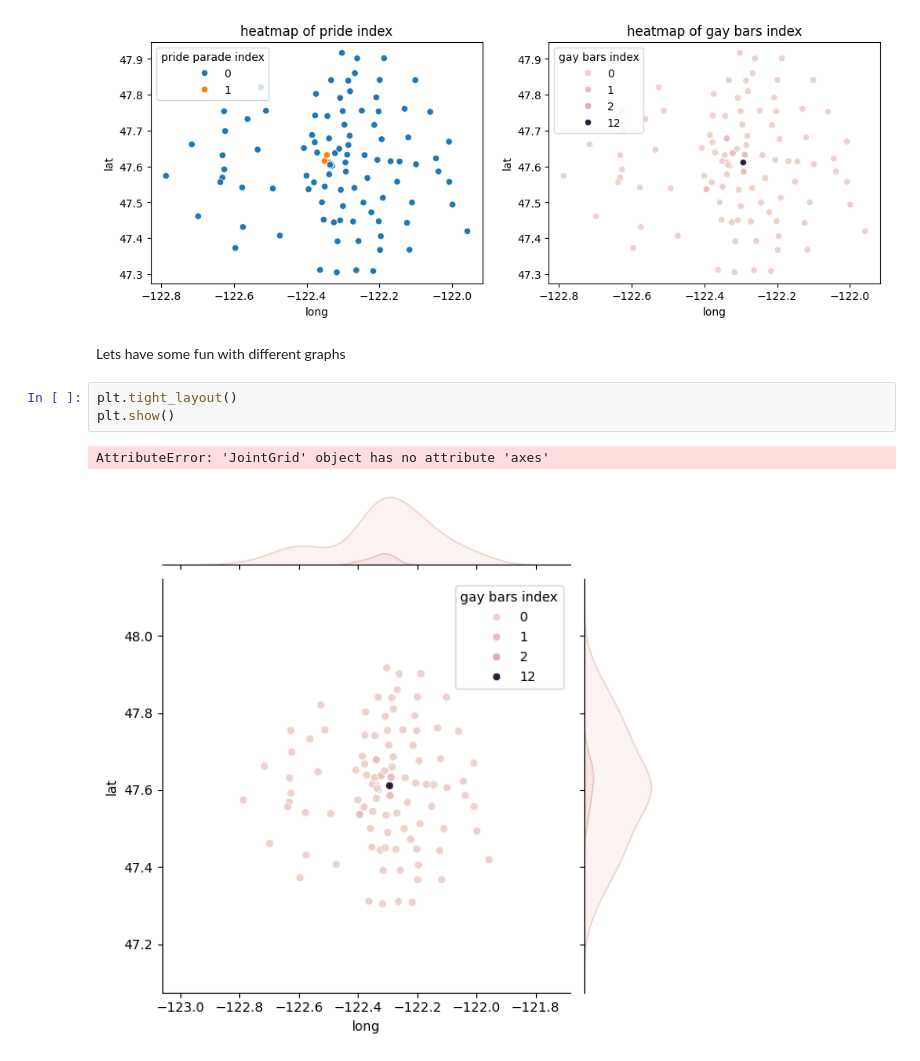
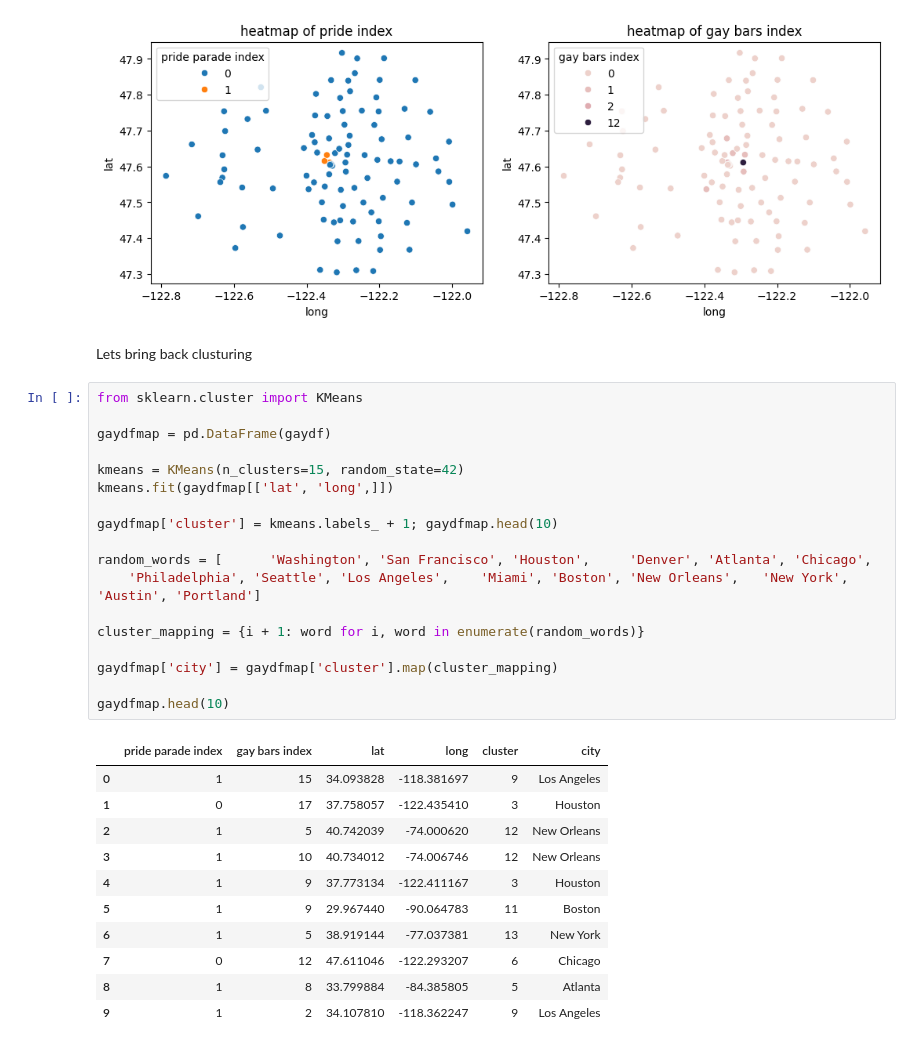
Before and after one commit to almsam/data-analysis-project-remastered, a Jupyter notebook: part 2 - bars & parade index.ipynb, the cells around one changed output. Drawn from its saved outputs; the diff is of its cells as text.

Commit message:
clusturing

```diff
--- a/part 2 - bars & parade index.ipynb
+++ b/part 2 - bars & parade index.ipynb
@@ -128,11 +128,35 @@ plot4b = sns.scatterplot(data=gaydf1city, x="long", y="lat", hue="gay bars index
 _ = plot4b.set(xlabel="long", ylabel="lat", title = "heatmap of gay bars index")
 # %% [output]
 [figure]
-# %% [markdown]
-Lets have some fun with different graphs
-# %%
-plt.tight_layout()
-plt.show()
-# %% [output]
-AttributeError: 'JointGrid' object has no attribute 'axes'
-[figure, removed]
+# %% [markdown]
+Lets bring back clusturing
+# %%
+from sklearn.cluster import KMeans
+
+gaydfmap = pd.DataFrame(gaydf)
+
+kmeans = KMeans(n_clusters=15, random_state=42)
+kmeans.fit(gaydfmap[['lat', 'long',]])
+
+gaydfmap['cluster'] = kmeans.labels_ + 1; gaydfmap.head(10)
+
+random_words = [      'Washington', 'San Francisco', 'Houston',     'Denver', 'Atlanta', 'Chicago',
+    'Philadelphia', 'Seattle', 'Los Angeles',    'Miami', 'Boston', 'New Orleans',   'New York', 'Austin', 'Portland']
+
+cluster_mapping = {i + 1: word for i, word in enumerate(random_words)}
+
+gaydfmap['city'] = gaydfmap['cluster'].map(cluster_mapping)
+
+gaydfmap.head(10)
+# %% [output]
+|  | pride parade index | gay bars index | lat | long | cluster | city |
+| 0 | 1 | 15 | 34.093828 | -118.381697 | 9 | Los Angeles |
+| 1 | 0 | 17 | 37.758057 | -122.435410 | 3 | Houston |
+| 2 | 1 | 5 | 40.742039 | -74.000620 | 12 | New Orleans |
+| 3 | 1 | 10 | 40.734012 | -74.006746 | 12 | New Orleans |
+| 4 | 1 | 9 | 37.773134 | -122.411167 | 3 | Houston |
+| 5 | 1 | 9 | 29.967440 | -90.064783 | 11 | Boston |
+| 6 | 1 | 5 | 38.919144 | -77.037381 | 13 | New York |
+| 7 | 0 | 12 | 47.611046 | -122.293207 | 6 | Chicago |
+| 8 | 1 | 8 | 33.799884 | -84.385805 | 5 | Atlanta |
+| 9 | 1 | 2 | 34.107810 | -118.362247 | 9 | Los Angeles |
```
